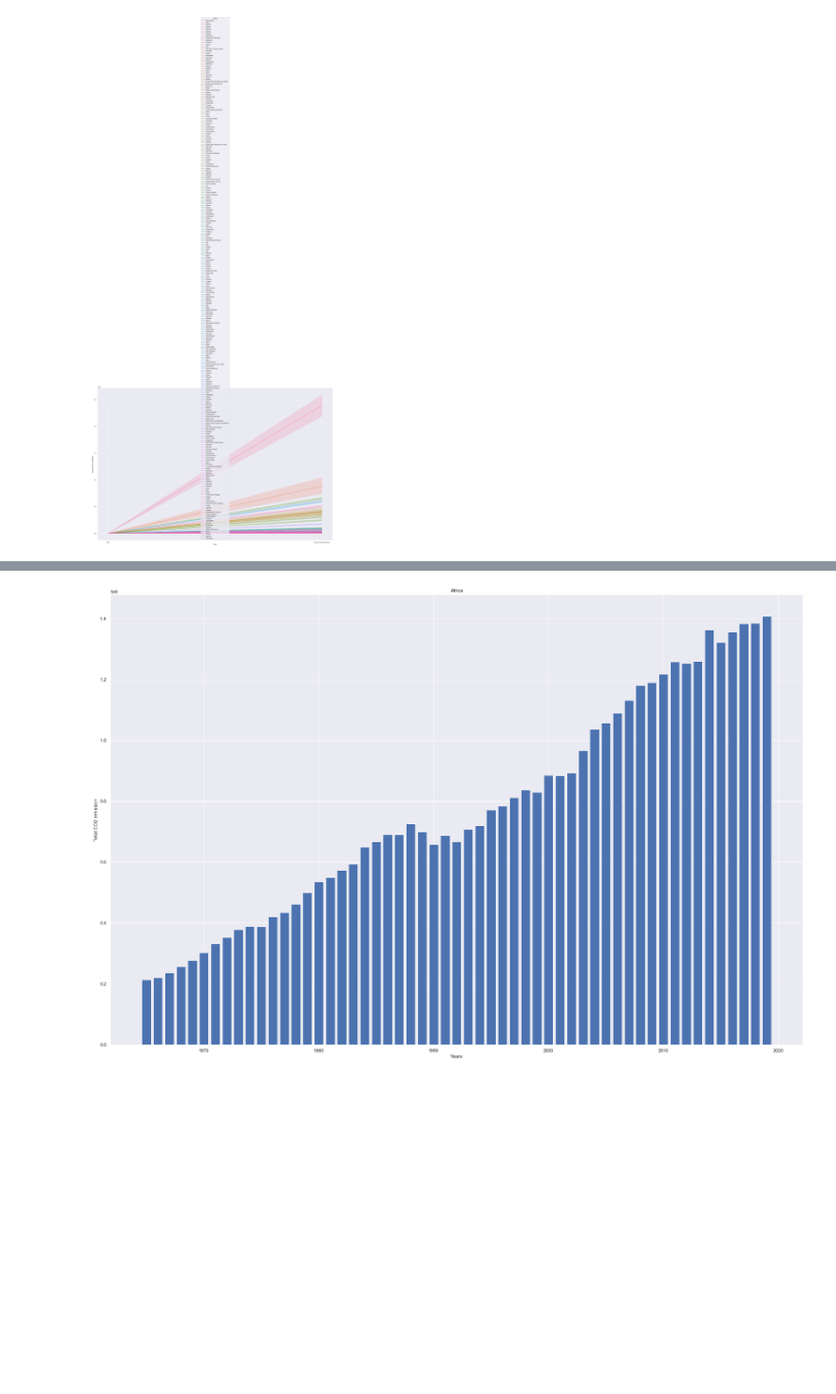
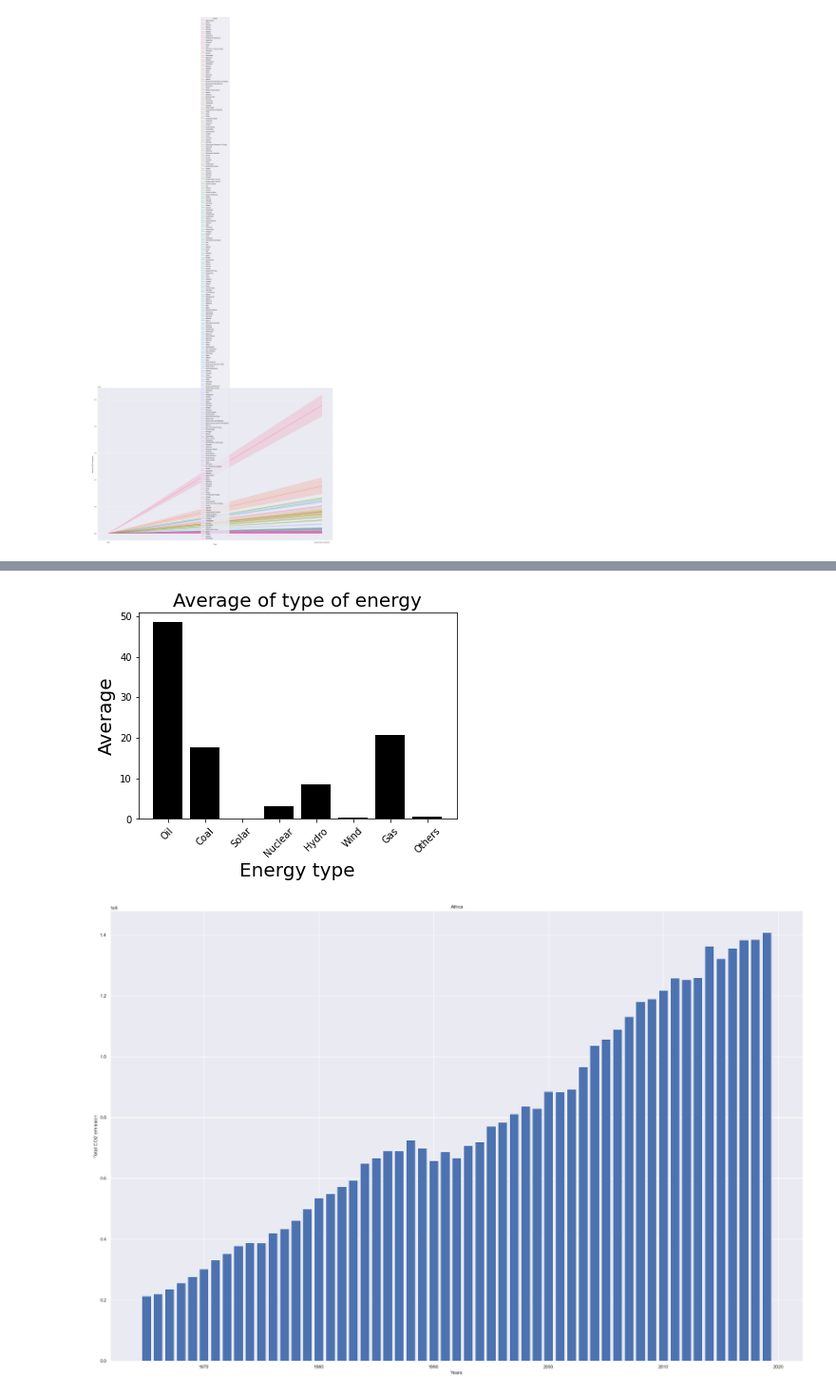
Before and after one commit to kpaulsen97/Social_data, a Jupyter notebook: Final Project.ipynb, the cells around one changed output, grey strips where cells are left out. Shown at 95% size. Saved outputs shown, nothing was run; the diff lists cells and outputs as text; code cells hidden in the pictures; blank space fills up the shorter version.

```diff
--- a/Final Project.ipynb
+++ b/Final Project.ipynb
@@ -297,3 +225,29 @@ data245
+# %%
+# bar plot con le medie dei tipi di energia
+
+mean_oil= data45['Oil'].mean()
+mean_coal= data45['Coal'].mean()
+mean_solar= data45['Solar'].mean()
+mean_nuclear= data45['Nuclear'].mean()
+mean_hydro= data45['Hydro'].mean()
+mean_wind= data45['Wind'].mean()
+mean_gas= data45['Gas'].mean()
+mean_otherren= data45['Others renewables'].mean()
+
+energy_type= ['Oil', 'Coal', 'Solar', 'Nuclear', 'Hydro', 'Wind', 'Gas', 'Others']
+means=[mean_oil, mean_coal, mean_solar, mean_nuclear, mean_hydro, mean_wind, mean_gas, mean_otherren]
+
+fig = plt.figure()
+plt.bar(energy_type,means, color= 'black')
+plt.title("Average of type of energy")
+plt.rc('axes', titlesize=20)
+plt.xlabel("Energy type", fontsize= 20)
+plt.ylabel("Average", fontsize= 20)
+plt.xticks(rotation=45)
+plt.show()
+fig.savefig("average_type_of_energy.jpg")
+# %% [output]
+[figure, added]
 # %%
 import matplotlib.pyplot as plt
 import numpy as np
```
Also changed, not shown: parts of 27 cells of this notebook, 3 other files.
